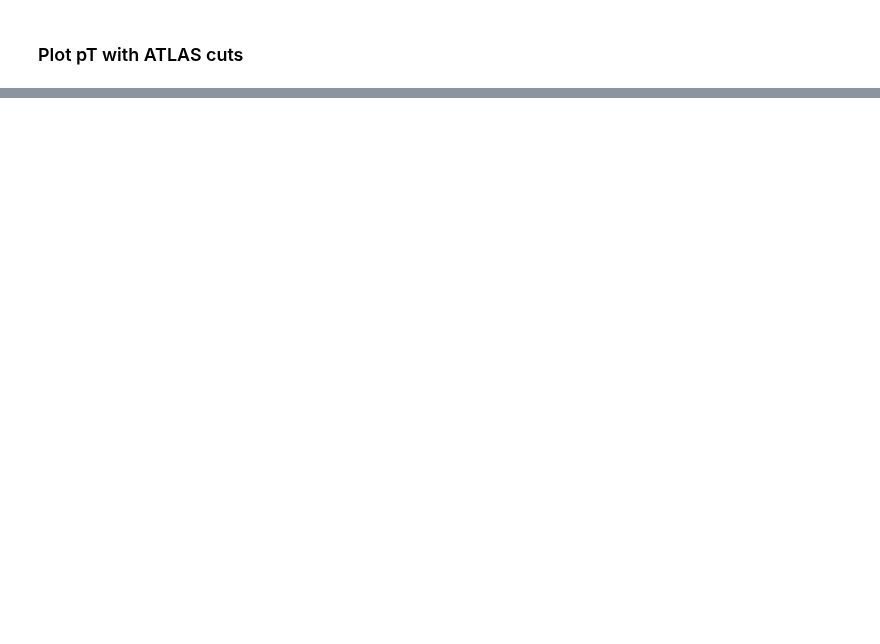
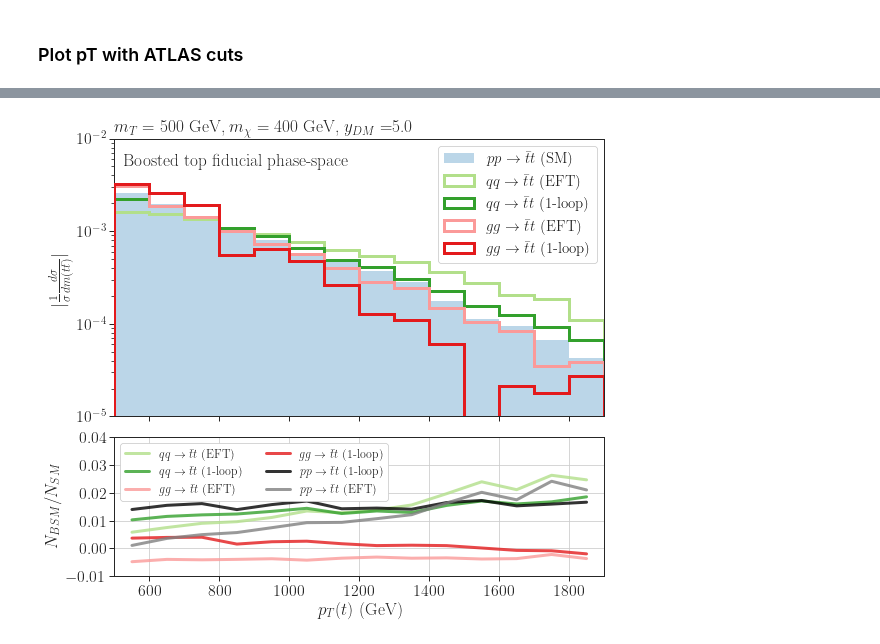
Before and after one commit to andlessa/SMStoEFT, a Jupyter notebook: notebooks/distributions/plots-dists-light.ipynb, the cells around one changed output, grey strips where cells are left out. Cells and saved outputs as stored; diff of their text form; code cells hidden in the pictures; blank space fills up the shorter version.

```diff
--- a/notebooks/distributions/plots-dists-light.ipynb
+++ b/notebooks/distributions/plots-dists-light.ipynb
@@ -337,0 +347,99 @@ plt.show()
+# %%
+_, axarr = plt.subplots(2,sharex=True, gridspec_kw = {'height_ratios':[2, 1]},figsize=(8,8))
+plt.subplots_adjust(left=0.12, bottom=0.12, right=0.97, top=None, wspace=None, hspace=0.1)
+bins = np.arange(500.,2000.,100.)
+# bins = np.array([ 355.,  381.,  420.,  478.,  549.,  633.,  720.,  836., 2000.])
+
+# Define scale factor (new yDM value)
+kscales = {f : 2.0 for f in smFiles} # The factor of 2 is to account for the 2 possible ttbar decays: (t -> jj, tbar->l nu) + (t -> l nu, tbar->jj)
+yDM = 5.0
+kscales.update({f : 2.0*(yDM/fileData[f]['(mST,mChi,mT,yDM)'][-1])**2 for f in bsmFiles})
+
+labels = []
+pmodels = []
+hists = []
+histsErr = []
+c = []
+ks = []
+for f in distsATLAS:
+    process = fileData[f]['process']
+    model = fileData[f]['model']
+    mST,mChi,mT,_ = fileData[f]['(mST,mChi,mT,yDM)']
+
+    kscale = kscales[f]
+    pmodels.append(r'%s (%s)' %(process,model))
+    label = pmodels[-1]
+    labels.append(label)
+    c.append(colors[f])
+    ks.append(kscale)
+    h,_ = np.histogram(distsATLAS[f]['pTh'],bins=bins,weights=kscale*distsATLAS[f]['weights'])
+    hists.append(h)
+    #Compute MC error
+    hErr,_ = np.histogram(distsATLAS[f]['pTh'],bins=bins,weights=(kscale*distsATLAS[f]['weights'])**2)
+    hErr = np.sqrt(hErr)
+    histsErr.append(hErr)
+
+
+histsSM = [h for i,h in enumerate(hists) if 'SM' in labels[i]]
+histsErrSM = [h for i,h in enumerate(histsErr) if 'SM' in labels[i]]
+labelsSM = [l for i,l in enumerate(labels) if 'SM' in labels[i]]
+cSM =  [cc for i,cc in enumerate(c) if 'SM' in labels[i]]
+axarr[0].hist([bins[:-1]]*len(histsSM),label=labelsSM,bins=bins,
+                          weights=histsSM,alpha=0.3,density=True,
+                          linewidth=0,color=cSM,stacked=True)
+
+hSM = sum([hh for hh in histsSM[:]])
+hErrSM = np.sqrt(sum([hh**2 for hh in histsErrSM[:]]))
+labelsTrack = []
+for i,h in enumerate(hists):
+    if 'SM' in labels[i]:
+        continue
+    axarr[0].hist(bins[:-1],weights=np.abs(h),label=labels[i],bins=bins,
+                  color=c[i],alpha=1.0,histtype='step',density=True,
+                  linewidth=3,fill=False,zorder=i,linestyle='solid')
+
+# Ratio plot:
+hLoop = sum([h for i,h in enumerate(hists) if '1-loop' in labels[i]])
+hEFT = sum([h for i,h in enumerate(hists) if 'EFT' in labels[i]])
+labels.append(r'$p p \to \bar{t} t$ (1-loop)')
+labels.append(r'$p p \to \bar{t} t$ (EFT)')
+c.append('black')
+c.append('gray')
+for i,h in enumerate(hists+[hLoop,hEFT]):
+    if 'SM' in labels[i]:
+        continue
+    # if (not 'loop' in labels[i]) and (not 'p p ' in labels[i]):
+        # continue
+    # Compute ratio (keeping negative and positive values)
+    ratio = np.divide(h, hSM, out=np.zeros_like(h),where=hSM != 0)
+    # Remove zero values
+    nonzero = np.where((np.sign(ratio) != 0))
+    x = (bins[:-1]+bins[1:])/2.0
+    y = ratio
+    label = labels[i]
+    axarr[1].plot(x,y,linewidth=3.0,linestyle='solid',alpha=0.8,
+                          label=label,c=c[i])
+
+
+
+axarr[0].set_yscale('log')
+axarr[0].set_ylim(1e-5,1e-2)
+# axarr[0].set_xticks(np.arange(0.,bins.max(),500))
+axarr[0].set_xlim(bins.min(),bins.max())
+axarr[1].set_xlabel(r'$p_T(t)$ (GeV)')
+axarr[0].set_ylabel(r'$|\frac{1}{\sigma}\frac{d \sigma}{d m(t\bar{t})}|$')
+axarr[1].set_ylabel(r'$N_{BSM}/N_{SM}$')
+axarr[1].set_ylim(-0.01,0.04)
+axarr[1].set_yticks(np.arange(-0.01,0.05,0.01))
+axarr[1].legend(loc='upper left',fontsize=12,framealpha=1.0,ncol=2)
+axarr[1].grid()
+
+
+axarr[0].legend(framealpha=1.0,loc='upper right',fontsize=15)
+# axarr[1].legend(framealpha=1.0,loc='upper left')
+axarr[0].set_title(r'$m_{T} = %1.0f$ GeV, $m_{\chi} = %1.0f$ GeV, $y_{DM} = $%1.1f' %(mST,mChi,yDM),
+                   loc='left')
+axarr[0].text(x=1.05*bins.min(),y=5e-3,s='Boosted top fiducial phase-space')
+plt.show()
+# %% [output]
+[figure, added]
```
Also changed, not shown: parts of 2 cells of this notebook, 2 other files.
